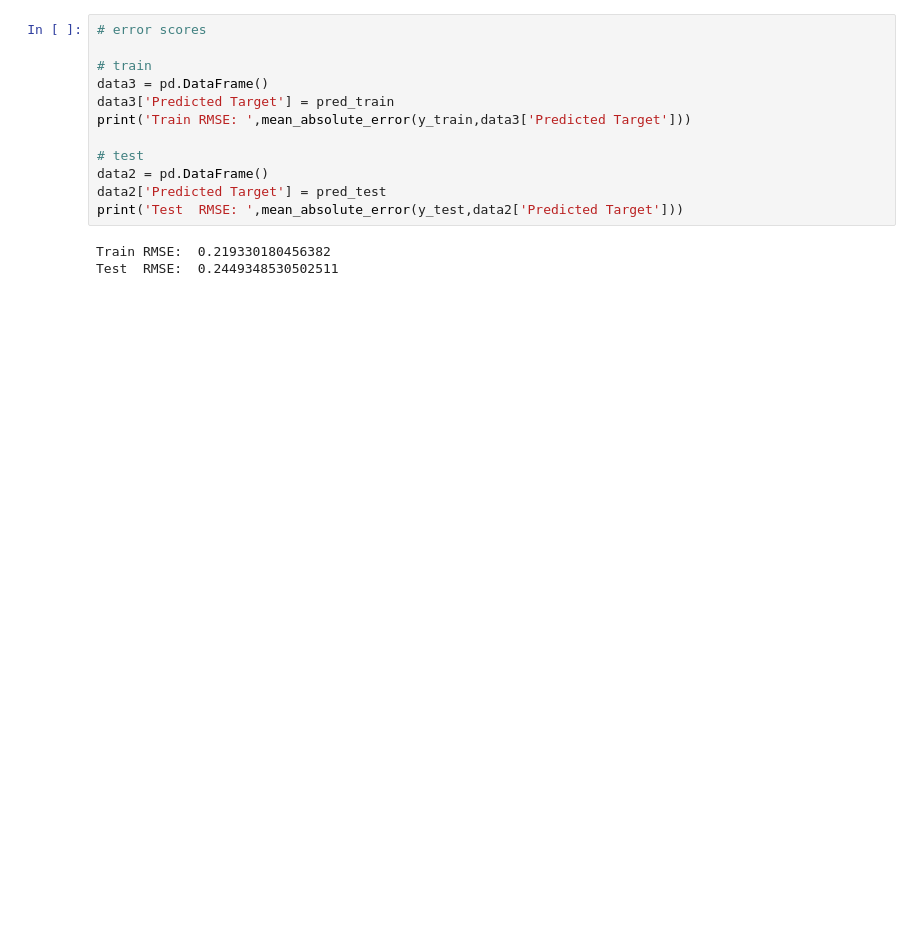
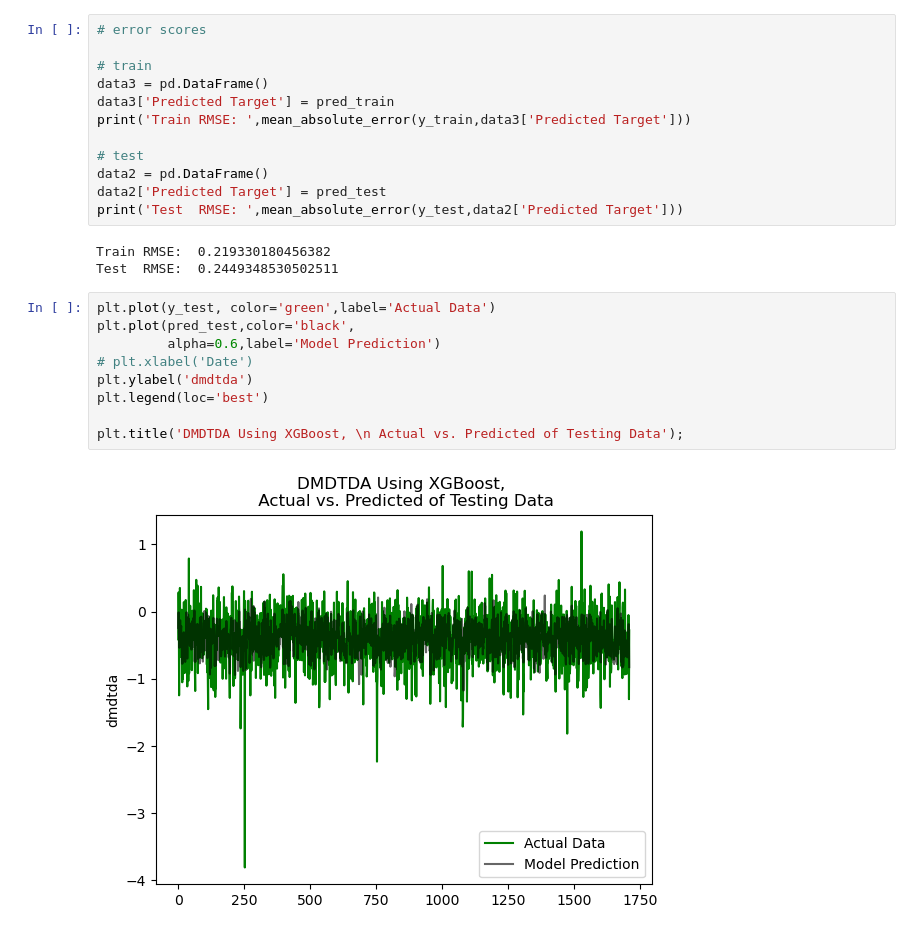
Before and after one commit to speitzer/Project_MB_Regression, a Jupyter notebook: 4_Validation.ipynb, the cells around one changed output. Drawn from its saved outputs; the diff is of its cells as text; blank space fills up the shorter version.

```diff
--- a/4_Validation.ipynb
+++ b/4_Validation.ipynb
@@ -189,3 +193,14 @@ print('Test  RMSE: ',mean_absolute_error(y_test,data2['Predicted Target']))
 # %% [output]
 Train RMSE:  0.219330180456382
 Test  RMSE:  0.2449348530502511
+# %%
+plt.plot(y_test, color='green',label='Actual Data')
+plt.plot(pred_test,color='black',
+         alpha=0.6,label='Model Prediction')
+# plt.xlabel('Date')
+plt.ylabel('dmdtda')
+plt.legend(loc='best')
+
+plt.title('DMDTDA Using XGBoost, \n Actual vs. Predicted of Testing Data');
+# %% [output]
+[figure, added]
```
Also changed, not shown: parts of 10 cells of this notebook.
